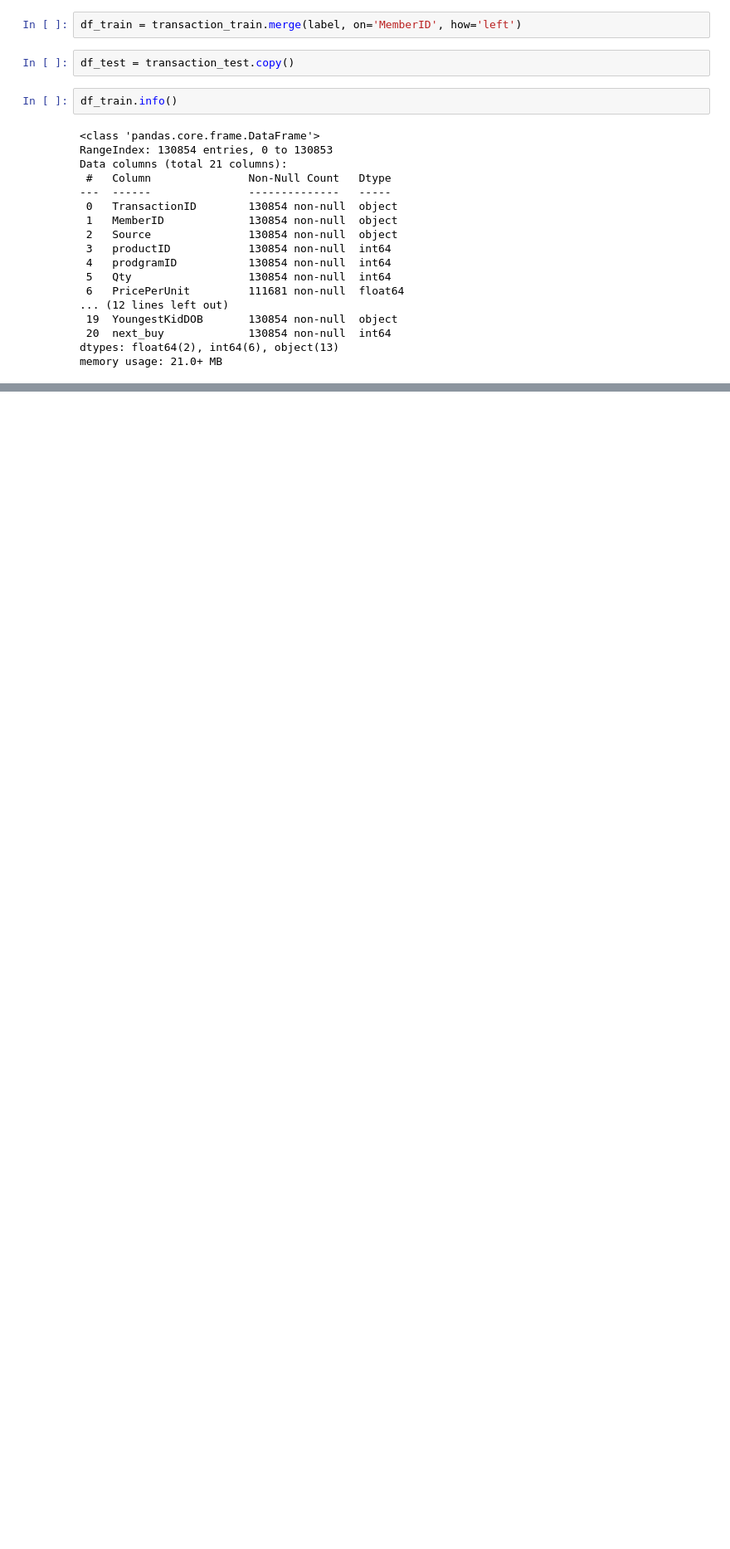
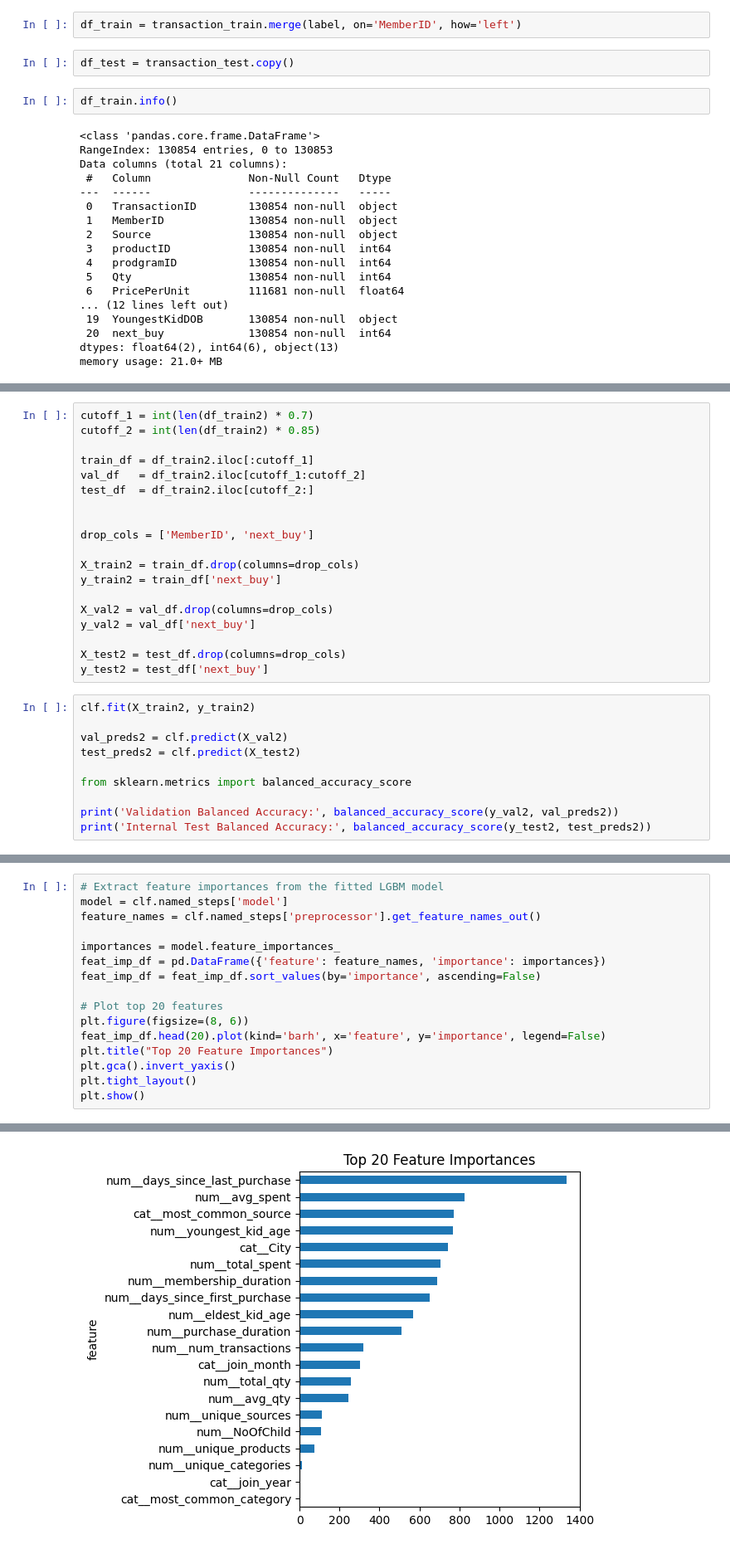
Before and after one commit to dalrn/mlq-intellectra, a Jupyter notebook: mlq.ipynb, the cells around one changed output, grey strips where cells are left out. Shown: that part at 83% size. Saved outputs shown, nothing was run; the diff lists cells and outputs as text; blank space fills up the shorter version.

```diff
--- a/mlq.ipynb
+++ b/mlq.ipynb
@@ -185,0 +871,29 @@ df_train
+# %%
+cutoff_1 = int(len(df_train2) * 0.7)
+cutoff_2 = int(len(df_train2) * 0.85)
+
+train_df = df_train2.iloc[:cutoff_1]
+val_df   = df_train2.iloc[cutoff_1:cutoff_2]
+test_df  = df_train2.iloc[cutoff_2:]
+
+
+drop_cols = ['MemberID', 'next_buy']
+
+X_train2 = train_df.drop(columns=drop_cols)
+y_train2 = train_df['next_buy']
+
+X_val2 = val_df.drop(columns=drop_cols)
+y_val2 = val_df['next_buy']
+
+X_test2 = test_df.drop(columns=drop_cols)
+y_test2 = test_df['next_buy']
+# %%
+clf.fit(X_train2, y_train2)
+
+val_preds2 = clf.predict(X_val2)
+test_preds2 = clf.predict(X_test2)
+
+from sklearn.metrics import balanced_accuracy_score
+
+print('Validation Balanced Accuracy:', balanced_accuracy_score(y_val2, val_preds2))
+print('Internal Test Balanced Accuracy:', balanced_accuracy_score(y_test2, test_preds2))
@@ -185,0 +914,17 @@ df_train
+# %%
+# Extract feature importances from the fitted LGBM model
+model = clf.named_steps['model']
+feature_names = clf.named_steps['preprocessor'].get_feature_names_out()
+
+importances = model.feature_importances_
+feat_imp_df = pd.DataFrame({'feature': feature_names, 'importance': importances})
+feat_imp_df = feat_imp_df.sort_values(by='importance', ascending=False)
+
+# Plot top 20 features
+plt.figure(figsize=(8, 6))
+feat_imp_df.head(20).plot(kind='barh', x='feature', y='importance', legend=False)
+plt.title("Top 20 Feature Importances")
+plt.gca().invert_yaxis()
+plt.tight_layout()
+plt.show()
+# %% [output]
@@ -185,0 +932 @@ df_train
+[figure, added]
```
Also changed, not shown: parts of 92 cells of this notebook.
